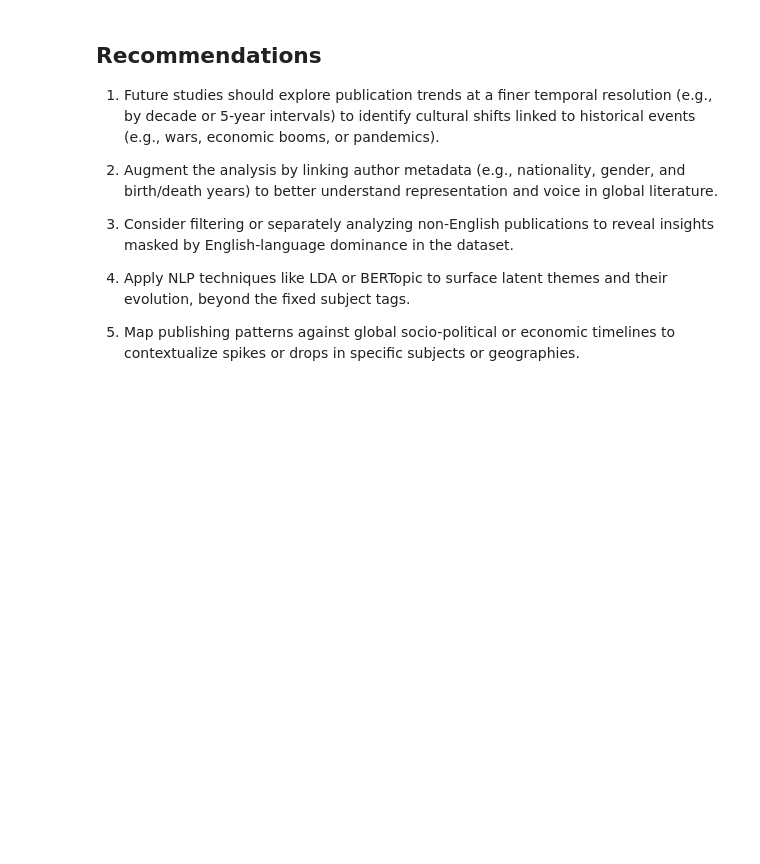
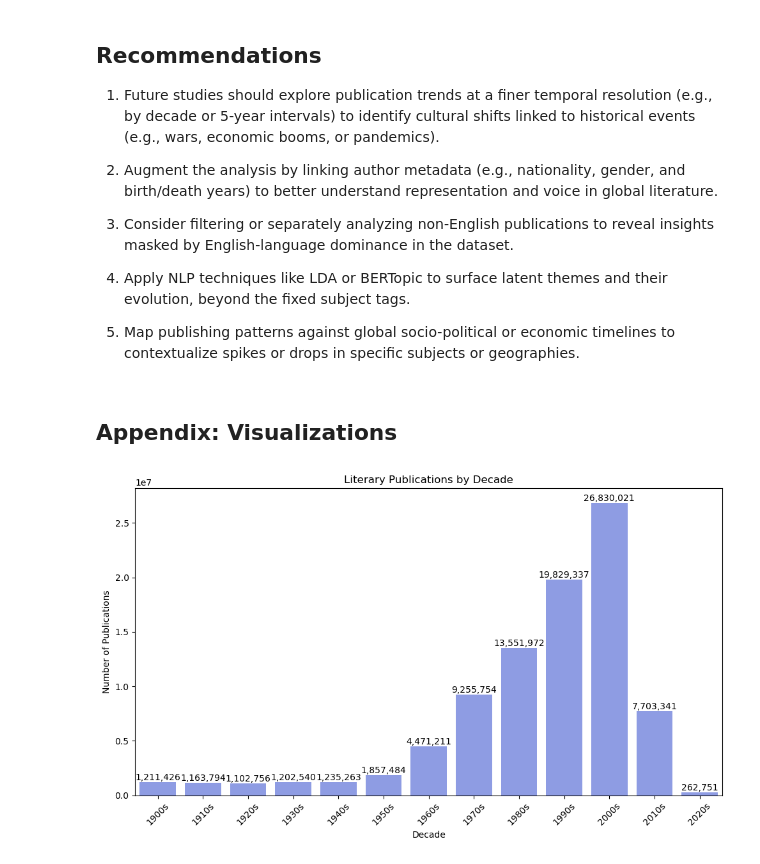
Before and after one commit to jdfvalera/bdcc-lab-openlib, a Jupyter notebook: notebooks/openlib_final.ipynb, the cells around one changed output. Cells and saved outputs as stored; diff of their text form; code cells hidden in the pictures; blank space fills up the shorter version.

```diff
--- a/notebooks/openlib_final.ipynb
+++ b/notebooks/openlib_final.ipynb
@@ -554,3 +542,35 @@ These results underscore the value of bibliographic big data in tracing the evol
 4. Apply NLP techniques like LDA or BERTopic to surface latent themes and their evolution, beyond the fixed subject tags.
 
 5. Map publishing patterns against global socio-political or economic timelines to contextualize spikes or drops in specific subjects or geographies.
+# %% [markdown]
+## Appendix: Visualizations
+# %%
+# Convert to Pandas for Visualizations
+decade_dist_pd = decade_dist.toPandas()
+country_dist_pd = country_dist.toPandas()
+top_20_velocity_pd = top_20_velocity.toPandas()
+top_5_trends_pd = top_5_trends.toPandas()
+subject_count_dist_pd = subject_count_dist.toPandas()
+top_pairs_pd = top_pairs.toPandas()
+top_subjects_pd = top_subjects.toPandas()
+unique_subjects_country_pd = unique_subjects_country.toPandas()
+unique_subjects_decade_pd = unique_subjects_decade.toPandas()
+subject_countries_pd = subject_countries.toPandas()
+# %%
+# Visualization 1: Publications per Decade
+import os
+os.chdir("/home/msds2025/jvalera/bdcc2025/bdcc-lab-openlib/plots")
+
+plt.figure(figsize=(10, 6))
+sns.barplot(x="decade", y="count", data=decade_dist_pd, color='#8093F1')
+for i, row in decade_dist_pd.iterrows():
+    plt.text(i, row["count"], f"{int(row['count']):,}", ha="center", va="bottom")
+plt.title("Literary Publications by Decade")
+plt.xlabel("Decade")
+plt.ylabel("Number of Publications")
+plt.xticks(rotation=45)
+plt.tight_layout()
+plt.savefig("decade_dist.png")
+plt.show()
+# %% [output]
+[figure, added]
```
Also changed, not shown: parts of 12 cells of this notebook, 2 other files.
